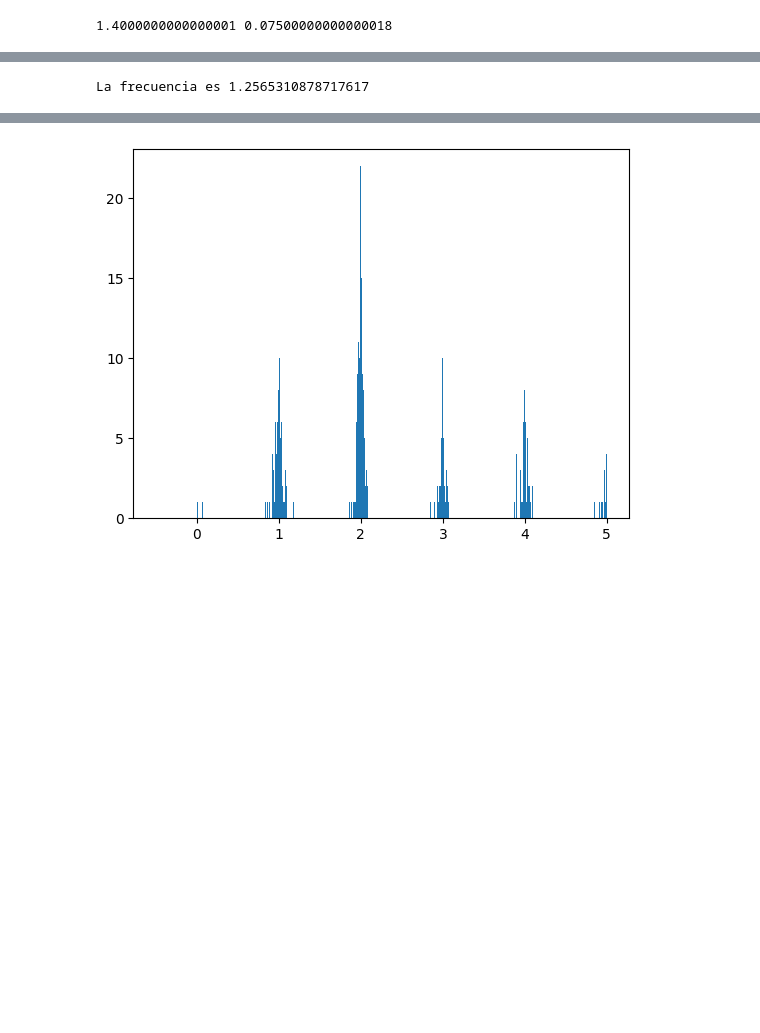
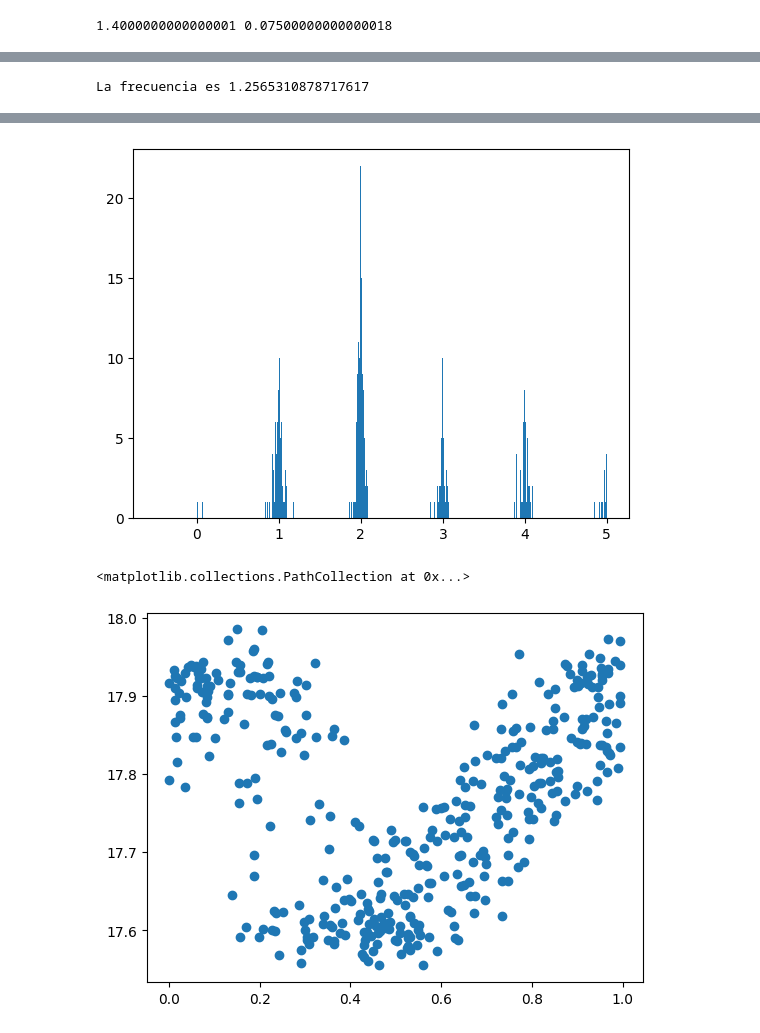
Before and after one commit to danielF235/Met-Comp2-G15, a Jupyter notebook: taller1.ipynb, the cells around one changed output, grey strips where cells are left out. Drawn from its saved outputs; the diff is of its cells as text; code cells hidden in the pictures; blank space fills up the shorter version.

```diff
--- a/taller1.ipynb
+++ b/taller1.ipynb
@@ -73,24 +73,29 @@ plt.show()
 # %%
 #Punto 5
 
 datos_todos = "https://www.astrouw.edu.pl/ogle/ogle4/OCVS/lmc/cep/phot/I/OGLE-LMC-CEP-0001.dat"
 
 datos = np.genfromtxt(datos_todos)
 t, y, sigma = datos[:,0], datos[:,1], datos[:,2]
 nwy = y - y.mean()
 deltates = np.diff(t)
 dt = mode(deltates)
 freq, transformada = DFT(t,nwy,20, deltat=dt, N=np.size(y)*100)
 
 frecuencia = freq[np.argmax(transformada)]
 print(f"La frecuencia es {frecuencia}")
 plt.plot(freq, np.absolute(transformada), label="DFT")
 
 plt.legend()
 plt.show()
 plt.hist(deltates,bins=np.linspace(-0.5,5,500))
 plt.show()
+
+phi = np.mod(t*(freq[np.argmax(transformada)]), 1)
+plt.scatter(phi, y)
 # %% [output]
 La frecuencia es 1.2565310878717617
 [figure]
 [figure]
+<matplotlib.collections.PathCollection at 0x...>
+[figure, added]
```
Also changed, not shown: parts of 2 cells of this notebook.
